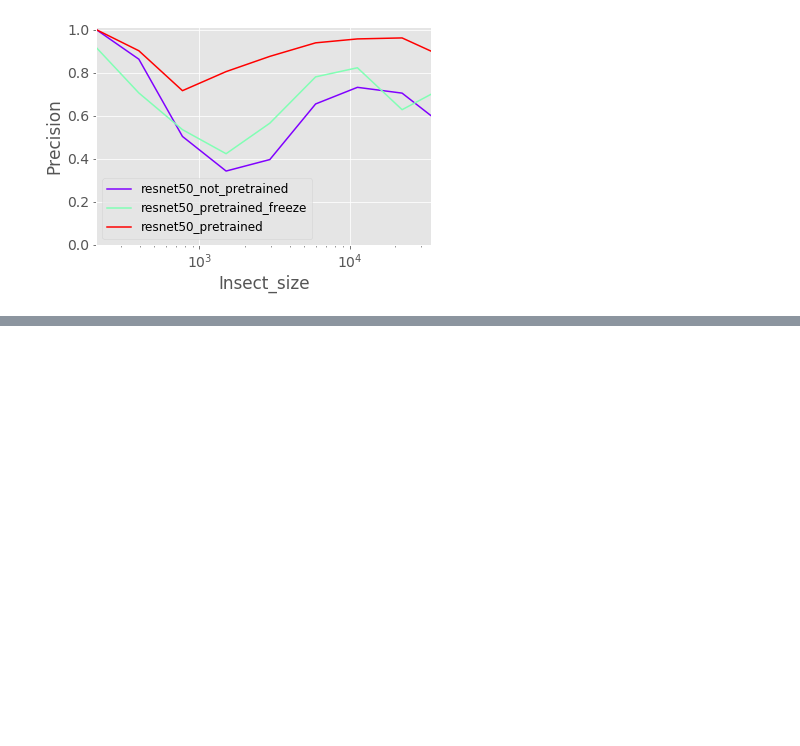
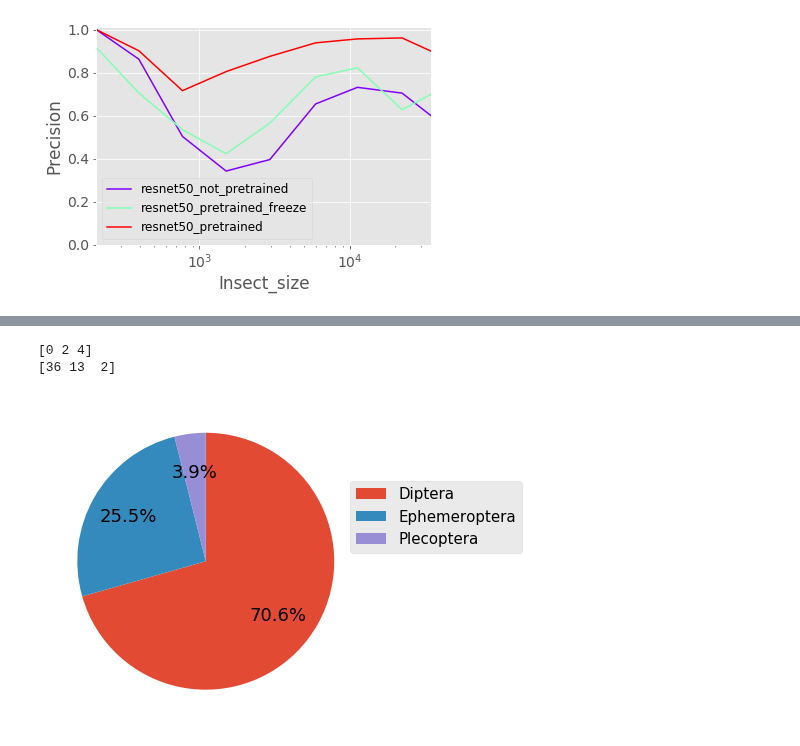
Before and after one commit to keiiti975/Insect_Phenology_Detector, a Jupyter notebook: result/classification/compare_finetuning/compare_finetuning.ipynb, the cells around one changed output, grey strips where cells are left out. Cells and saved outputs as stored; diff of their text form; code cells hidden in the pictures; blank space fills up the shorter version.

```diff
--- a/result/classification/compare_finetuning/compare_finetuning.ipynb
+++ b/result/classification/compare_finetuning/compare_finetuning.ipynb
@@ -110,0 +161,15 @@ plt.savefig("/home/tanida/workspace/Insect_Phenology_Detector/result/classificat
+# %%
+sorted_order_idx, sorted_order_count = get_sorted_value_of_order(gt_size_df, 8.0)
+print(sorted_order_idx)
+print(sorted_order_count)
+plt.rcParams["font.size"] = 18
+fig = plt.figure(figsize=(9,5))
+fig.patch.set_facecolor("white")
+wedges, texts, autotexts = plt.pie(sorted_order_count, startangle=90, counterclock=False, autopct="%.1f%%", pctdistance=0.7, textprops={'color': "black"})
+plt.legend(wedges, [label2name[idx] for idx in sorted_order_idx], bbox_to_anchor=(0.95, 0.75), loc='upper left', borderaxespad=0, fontsize=15)
+plt.tight_layout()
+plt.savefig("/home/tanida/workspace/Insect_Phenology_Detector/result/classification/compare_finetuning/order_8_class.png", bbox_inches="tight")
+# %% [output]
+[0 2 4]
+[36 13  2]
+[figure, added]
```
Also changed, not shown: parts of 17 cells of this notebook, 9 other files.
